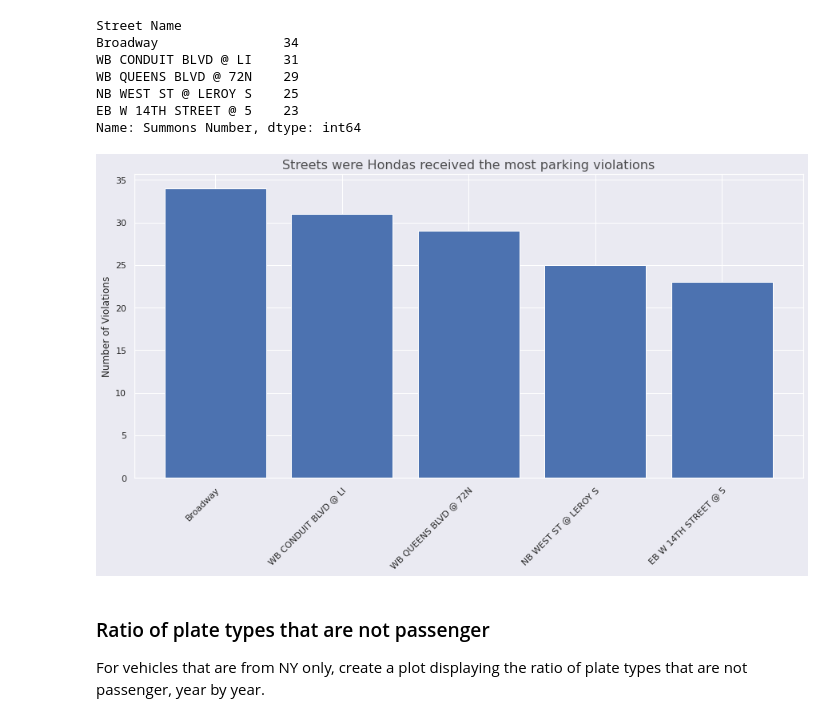
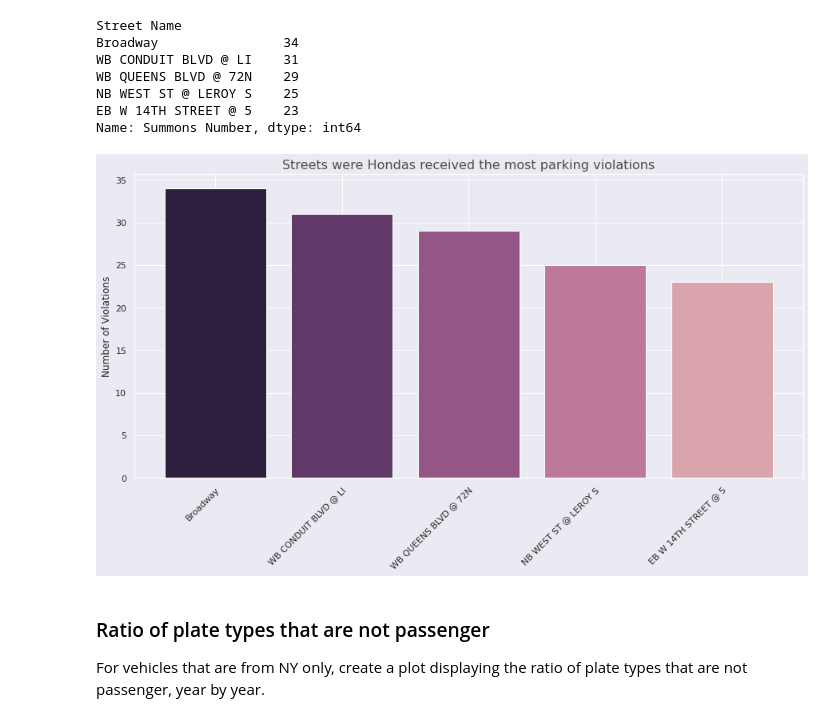
Before and after one commit to pedrohortencio/data-analysis-projects, a Jupyter notebook: NYC Parking Violations/NYC_Parking_Violations.ipynb, the cells around one changed output. Drawn from its saved outputs; the diff is of its cells as text; code cells hidden in the pictures.

```diff
--- a/NYC Parking Violations/NYC_Parking_Violations.ipynb
+++ b/NYC Parking Violations/NYC_Parking_Violations.ipynb
@@ -357,25 +360,25 @@ Name: Summons Number, dtype: int64
 # %%
 # set the figure size
 fig = plt.figure(figsize=(15, 7))
 fig.patch.set_facecolor('#eaeaf2')
 
 # create a bar plot
-plt.bar(streets_hondas.index, streets_hondas.values)
+plt.bar(streets_hondas.index, streets_hondas.values, color=sns.color_palette("ch:start=0,rot=.4_r"))
 
 # rotate the xticks so they don't overlap
 plt.xticks(rotation=45, rotation_mode="anchor", ha='right')
 
 # add a title
 plt.title('Streets were Hondas received the most parking violations',
           size=16, alpha=0.8);
 
 # add a y label
 plt.ylabel('Number of Violations')
 
 # show the plot
 plt.show();
 # %% [output]
-[figure, old version]
+[figure, new version]
 # %% [markdown]
 ### Ratio of plate types that are not passenger
 
```
Also changed, not shown: parts of 16 cells of this notebook.
